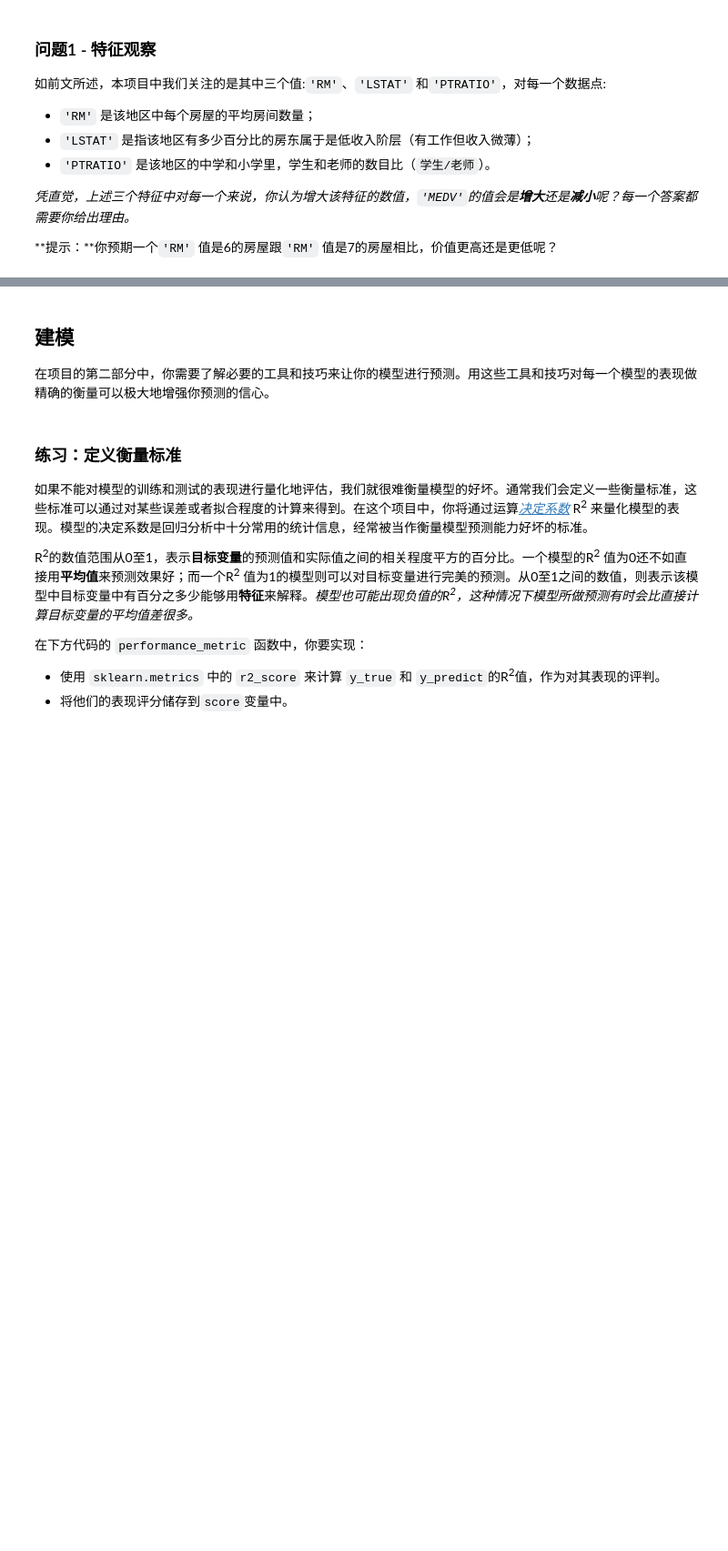
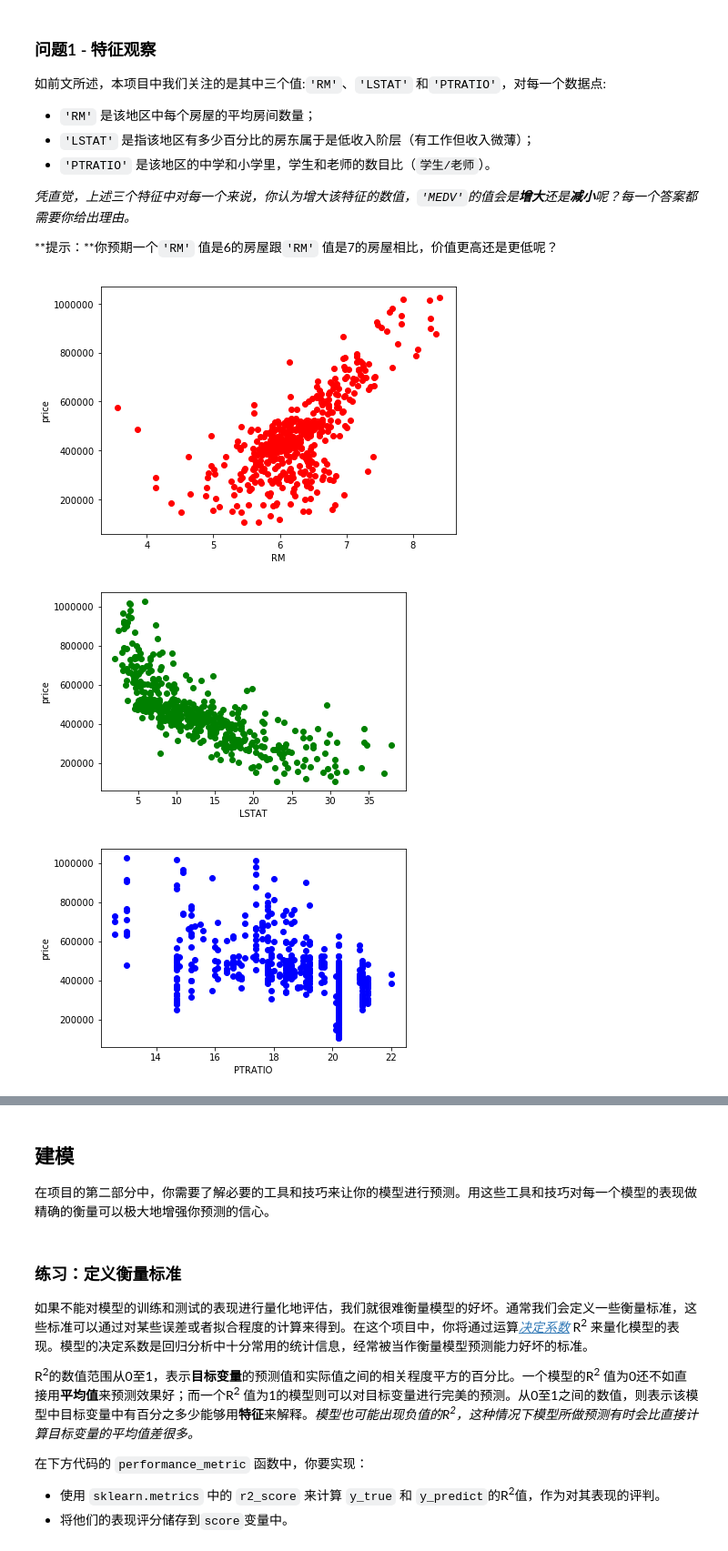
Before and after one commit to bigday/boston_housing, a Jupyter notebook: boston_housing.ipynb, the cells around one changed output, grey strips where cells are left out. Shown: that part at 91% size. Cells and saved outputs as stored; diff of their text form; code cells hidden in the pictures; blank space fills up the shorter version.

```diff
--- a/boston_housing.ipynb
+++ b/boston_housing.ipynb
@@ -102,6 +102,25 @@ Standard deviation of prices: $165,171.13
 _凭直觉，上述三个特征中对每一个来说，你认为增大该特征的数值，`'MEDV'`的值会是**增大**还是**减小**呢？每一个答案都需要你给出理由。_
 
 **提示：**你预期一个`'RM'` 值是6的房屋跟`'RM'` 值是7的房屋相比，价值更高还是更低呢？
+# %%
+import matplotlib.pyplot as pl
+pl.figure(figsize=(7, 5))
+pl.scatter(features['RM'], prices,color='r')
+pl.xlabel('RM')
+pl.ylabel('price')
+pl.show()
+pl.scatter(features['LSTAT'], prices,color='g')
+pl.xlabel('LSTAT')
+pl.ylabel('price')
+pl.show()
+pl.scatter(features['PTRATIO'], prices,color='b')
+pl.xlabel('PTRATIO')
+pl.ylabel('price')
+pl.show()
+# %% [output]
+[figure, added]
+[figure, added]
+[figure, added]
 # %% [markdown]
 **回答: **
 
```
Also changed, not shown: parts of 4 cells of this notebook, 1 other file.
